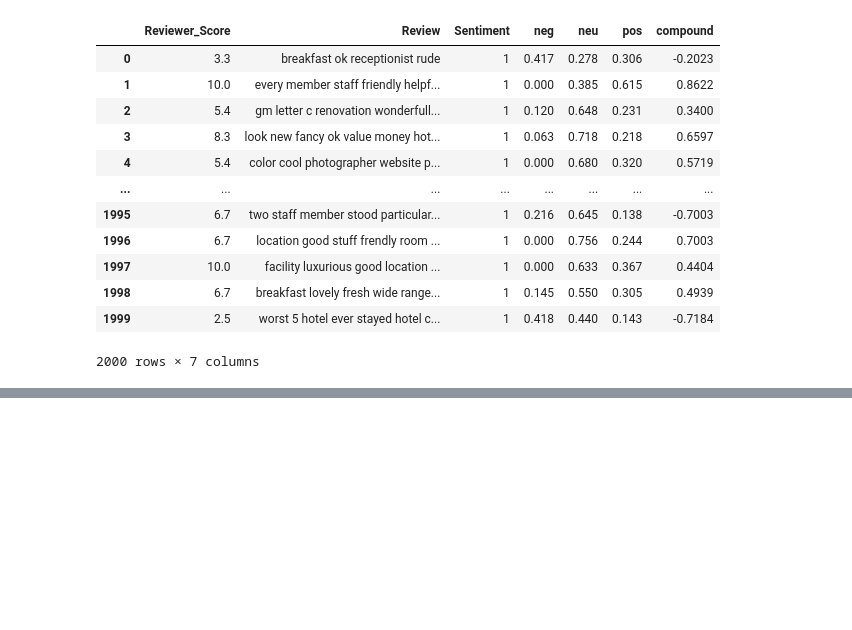
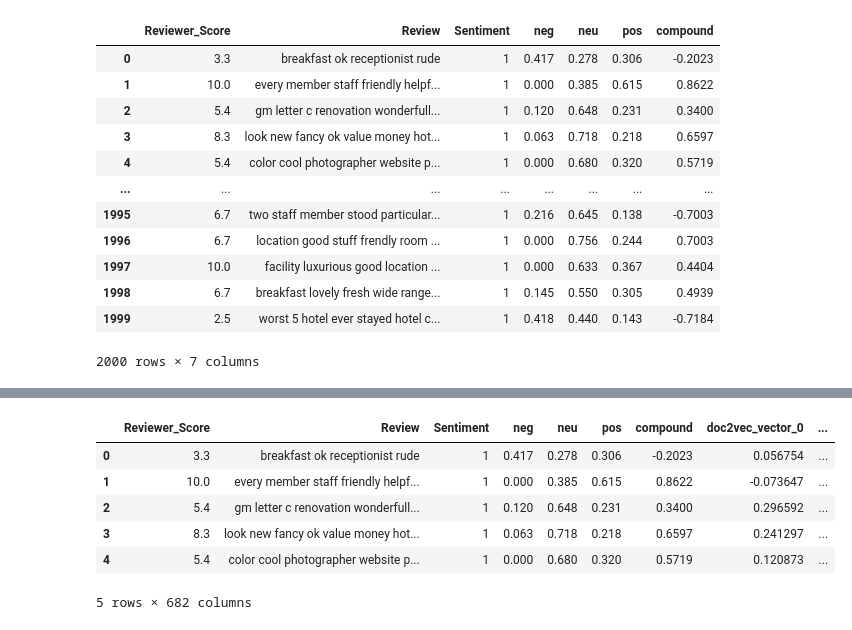
Before and after one commit to gitvegard/info284, a Jupyter notebook: task1/analyzingdata.ipynb, the cells around one changed output, grey strips where cells are left out. Cells and saved outputs as stored; diff of their text form; code cells hidden in the pictures; blank space fills up the shorter version.

```diff
--- a/task1/analyzingdata.ipynb
+++ b/task1/analyzingdata.ipynb
@@ -151,3 +165,20 @@ AttributeError: 'Series' object has no attribute 'columns'
+# %%
+# Adding TF-IDF values to find out the importance of words in the reviews
+tfidf = TfidfVectorizer(min_df = 10) # Initialize the TfidfVectorizer with a minimum document frequency of 10
+tfidf_result = tfidf.fit_transform(df['Review']).toarray() # Fit and transform the 'Review' column to compute TF-IDF values
+tfidf_df = pd.DataFrame(tfidf_result, columns = tfidf.get_feature_names_out())# Convert the TF-IDF matrix into a DataFrame
+tfidf_df.columns = ['word_' + str(x) for x in tfidf_df.columns] # Rename columns to avoid conflicts with existing column names
+tfidf_df.index = df.index # Align the index of the TF-IDF DataFrame with the original DataFrame
+df = pd.concat([df, tfidf_df], axis=1) # Concatenate the original DataFrame with the TF-IDF DataFrame
+df.head()
+# %% [output]
+|  | Reviewer_Score | Review | Sentiment | neg | neu | pos | compound | doc2vec_vector_0 | ... |
+| 0 | 3.3 | breakfast ok receptionist rude | 1 | 0.417 | 0.278 | 0.306 | -0.2023 | 0.056754 | ... |
+| 1 | 10.0 | every member staff friendly helpf... | 1 | 0.000 | 0.385 | 0.615 | 0.8622 | -0.073647 | ... |
+| 2 | 5.4 | gm letter c renovation wonderfull... | 1 | 0.120 | 0.648 | 0.231 | 0.3400 | 0.296592 | ... |
+| 3 | 8.3 | look new fancy ok value money hot... | 1 | 0.063 | 0.718 | 0.218 | 0.6597 | 0.241297 | ... |
+| 4 | 5.4 | color cool photographer website p... | 1 | 0.000 | 0.680 | 0.320 | 0.5719 | 0.120873 | ... |
+5 rows × 682 columns
 # %%
 df['posneg'] = df['Reviewer_Score'].apply(lambda x: 0 if x < 5 else 1)
 df
```
Also changed, not shown: parts of 7 cells of this notebook, 1 other file.
